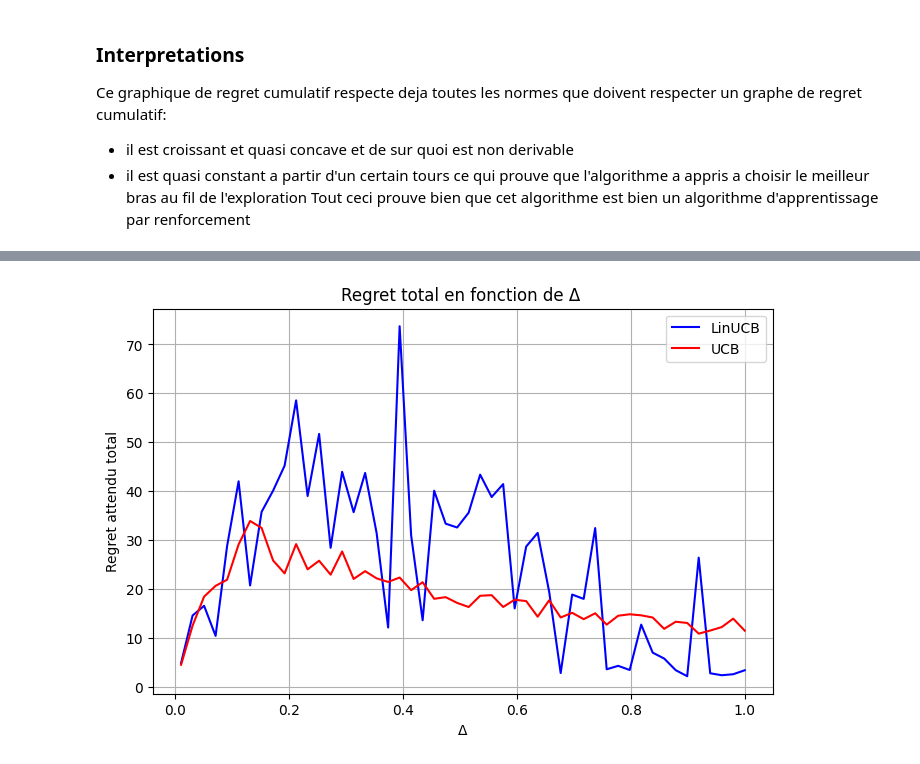
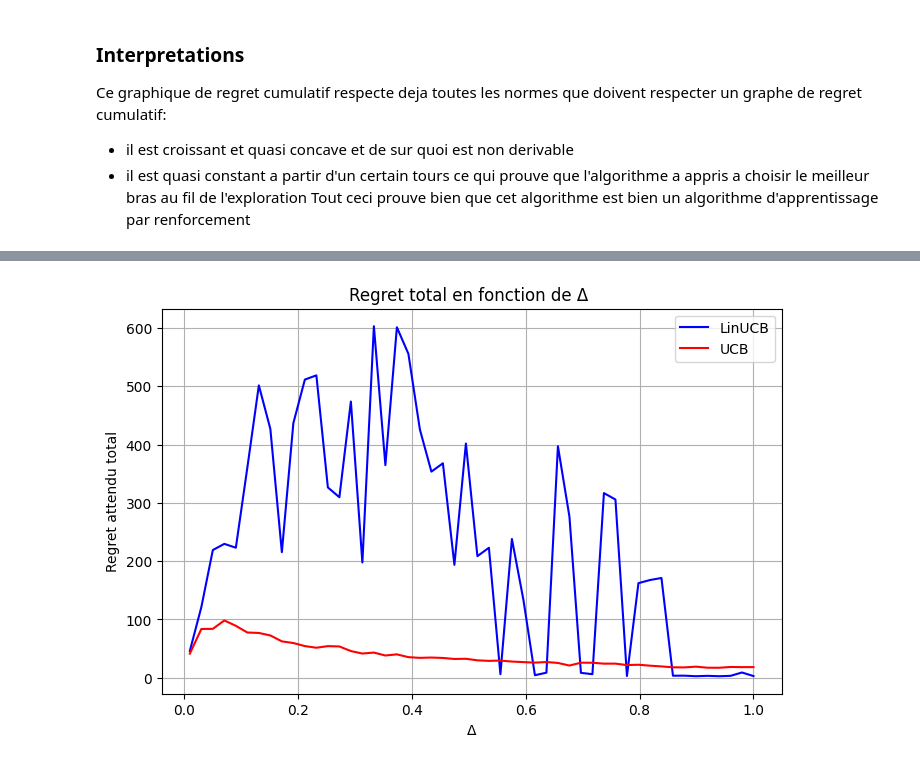
Before and after one commit to Dkdunand/Reinforcement-learning-Multi-armed-Bandits, a Jupyter notebook: Impletations.ipynb, the cells around one changed output, grey strips where cells are left out. Drawn from its saved outputs; the diff is of its cells as text; code cells hidden in the pictures.

```diff
--- a/Impletations.ipynb
+++ b/Impletations.ipynb
@@ -54,7 +54,7 @@ def distribution_reward(arm, p_1, p_2):
         elif arm == 1:
             reward = np.random.binomial(1, p_2 ) # une bernoulli est une binomial 1
         else:
-            raise ValueError(f"Arm {arm} invalide. Il faut arm == 0 ou 1.")
+            raise ValueError(f"Arm {arm} invalide. Il faut que arm == 0 1.")
         return reward
 
 def regret (expected_means, algo,n ):
@@ -711,32 +665,32 @@ def simulate_linucb(n_rounds, delta, n_sim=50):
             x = arms[chosen].reshape(-1, 1)
             reward = float(theta_star.T @ x) + np.random.normal(0, 1)
 
             V[chosen] += x @ x.T
             b[chosen] += reward * x
 
             opt_reward = float(np.max([theta_star.T @ a.reshape(-1, 1) for a in arms]))
             regret += opt_reward - float(theta_star.T @ x)
 
         regrets.append(regret)
     return np.mean(regrets)
 
 # ======== Paramètres =========
 deltas = np.linspace(0.01, 1.0, 50)
-n_rounds = 1000
+n_rounds = 10000
 n_sim = 50
 
 regrets_ucb = [simulate_ucb(n_rounds, delta, n_sim) for delta in deltas]
 regrets_linucb = [simulate_linucb(n_rounds, delta, n_sim) for delta in deltas]
 
 # ======== Tracé : Regret moyen total pour chaque Δ =========
 plt.figure(figsize=(8, 5))
 plt.plot(deltas, regrets_linucb, color='blue', label="LinUCB")
 plt.plot(deltas, regrets_ucb, color='red', label="UCB")
 plt.xlabel("Δ")
 plt.ylabel("Regret attendu total")
 plt.title("Regret total en fonction de Δ ")
 plt.legend()
 plt.grid(True)
 plt.show()
 # %% [output]
-[figure, old version]
+[figure, new version]
```
Also changed, not shown: parts of 11 cells of this notebook.
